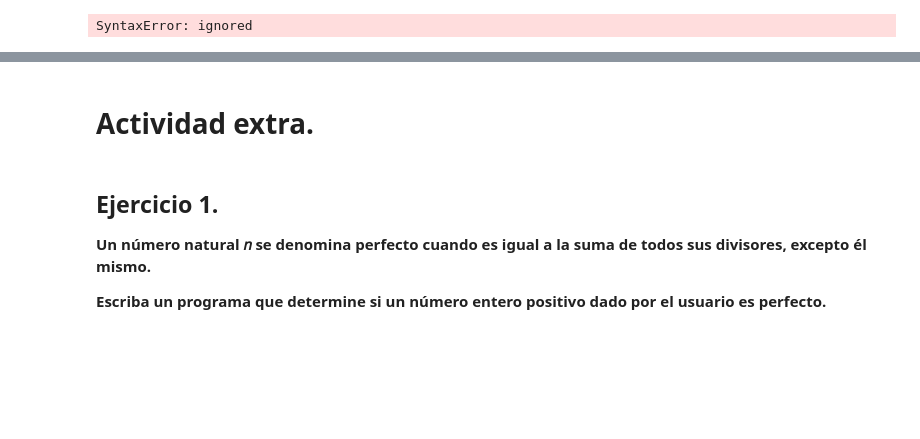
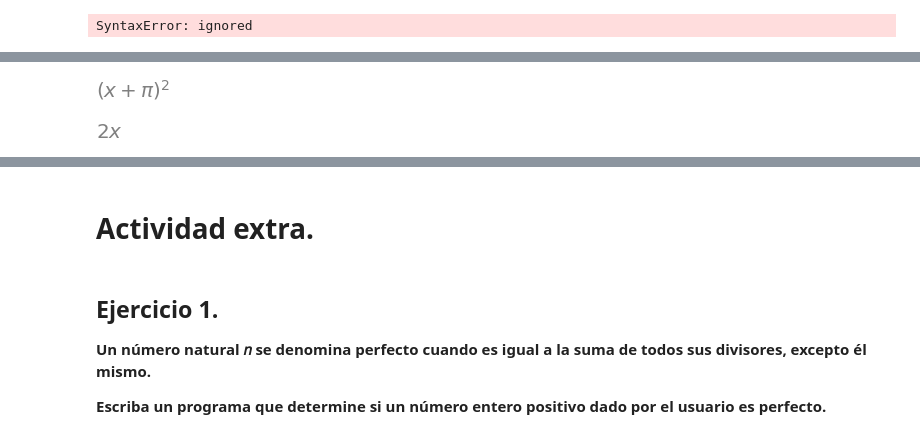
Before and after one commit to ADRIANVM117/proyectos_propios, a Jupyter notebook: actuaria/metodos_numericos/metodos_numericos.ipynb, the cells around one changed output, grey strips where cells are left out. Saved outputs shown, nothing was run; the diff lists cells and outputs as text; code cells hidden in the pictures; blank space fills up the shorter version.

```diff
--- a/actuaria/metodos_numericos/metodos_numericos.ipynb
+++ b/actuaria/metodos_numericos/metodos_numericos.ipynb
@@ -87,0 +156,10 @@ SyntaxError: ignored
+# %%
+x = Symbol('x')
+# %%
+(pi + x)**2
+# %% [output]
+[figure, added]
+# %%
+sym.diff(x**2)
+# %% [output]
+[figure, added]
```
Also changed, not shown: parts of 14 cells of this notebook.
